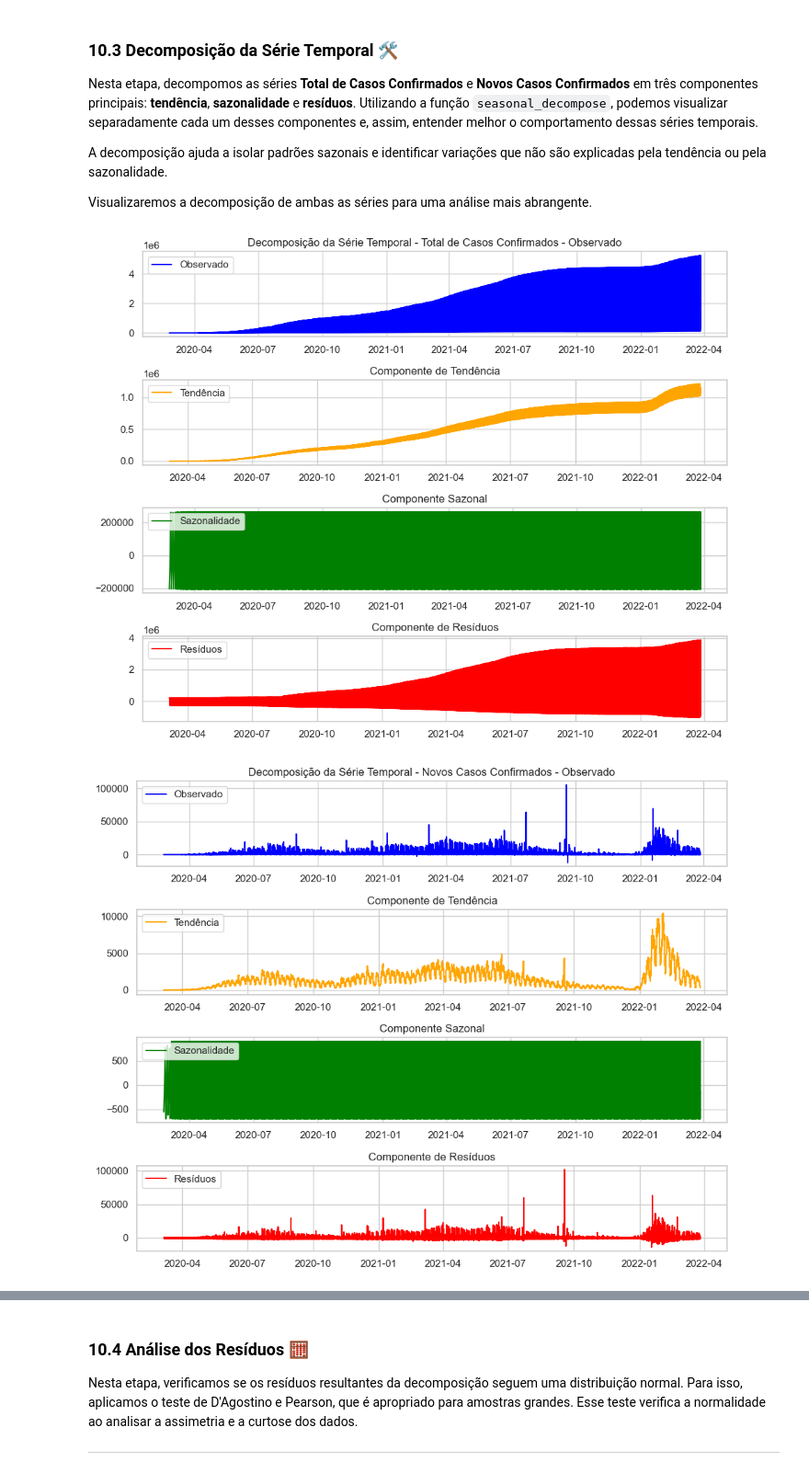
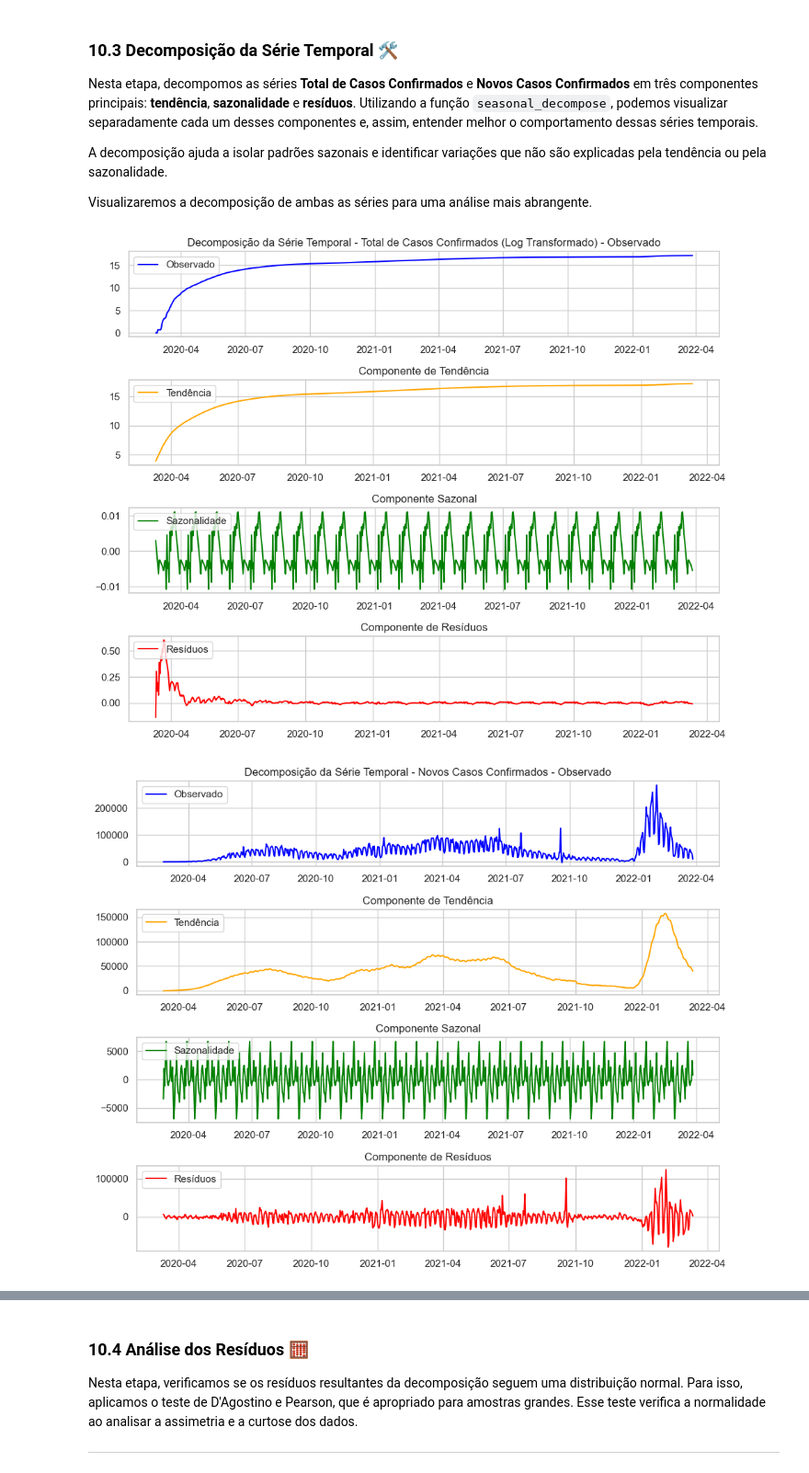
Before and after one commit to tnleite/covid19-brasil-statistics, a Jupyter notebook: 02-Analise/projeto_estatistica.ipynb, the cells around one changed output, grey strips where cells are left out. Shown at 92% size. Saved outputs shown, nothing was run; the diff lists cells and outputs as text; code cells hidden in the pictures.

```diff
--- a/02-Analise/projeto_estatistica.ipynb
+++ b/02-Analise/projeto_estatistica.ipynb
@@ -934,3 +934,9 @@ A análise de séries temporais é essencial para entender o comportamento de da
 Nesta subseção, vamos mostrar graficamente o comportamento geral da série temporal para as variáveis **Total de Casos Confirmados** e **Novos Casos Confirmados** ao longo do tempo. Aqui, destacaremos os valores extremos (máximos e mínimos) e discutiremos sobre possíveis outliers que podem influenciar a análise.
 
 ---
+# %%
+# Selecionando apenas as colunas relevantes antes de agrupar
+df_agrupado = df.groupby('data')[['total_casos_confirmados', 'novos_casos_confirmados']].sum()
+
+# Exibindo as primeiras linhas do DataFrame agregado
+df_agrupado.head()
@@ -1055,0 +1075,6 @@ A série Novos Casos Confirmados é estacionária com 95% de confiança.
+# %%
+# Aplicando a transformação logarítmica para suavizar a série
+df_agrupado['log_total_casos_confirmados'] = np.log(df_agrupado['total_casos_confirmados'].replace(0, np.nan))
+
+# Verificando a estacionariedade novamente na série log transformada
+verificar_estacionariedade(df_agrupado['log_total_casos_confirmados'].dropna(), 'Total de Casos Confirmados (Log Transformado)')
@@ -1062,47 +1113,47 @@ A decomposição ajuda a isolar padrões sazonais e identificar variações que
 
 Visualizaremos a decomposição de ambas as séries para uma análise mais abrangente.
 # %%
-# Certifique-se de que a coluna de data esteja definida como índice
-df.set_index('data', inplace=True)
+# Certifique-se de que a transformação logarítmica foi aplicada apenas à série de Total de Casos Confirmados
+df_agrupado['log_total_casos_confirmados'] = np.log(df_agrupado['total_casos_confirmados'])
 
 # Função para decompor e visualizar a série temporal
 def decompor_serie(serie, titulo):
     decomposicao = seasonal_decompose(serie, model='additive', period=30)
 
     # Plotando os componentes
     plt.figure(figsize=(10, 8))
 
     plt.subplot(411)
     plt.plot(decomposicao.observed, label='Observado', color='blue')
     plt.legend(loc='upper left')
     plt.title(f'Decomposição da Série Temporal - {titulo} - Observado')
 
     plt.subplot(412)
     plt.plot(decomposicao.trend, label='Tendência', color='orange')
     plt.legend(loc='upper left')
     plt.title('Componente de Tendência')
 
     plt.subplot(413)
     plt.plot(decomposicao.seasonal, label='Sazonalidade', color='green')
     plt.legend(loc='upper left')
     plt.title('Componente Sazonal')
 
     plt.subplot(414)
     plt.plot(decomposicao.resid, label='Resíduos', color='red')
     plt.legend(loc='upper left')
     plt.title('Componente de Resíduos')
 
     plt.tight_layout()
     plt.show()
 
-# Decomposição da série Total de Casos Confirmados
-decompor_serie(df['total_casos_confirmados'], 'Total de Casos Confirmados')
+# Decomposição da série Total de Casos Confirmados (Log Transformado)
+decompor_serie(df_agrupado['log_total_casos_confirmados'], 'Total de Casos Confirmados (Log Transformado)')
 
-# Decomposição da série Novos Casos Confirmados
-decompor_serie(df['novos_casos_confirmados'], 'Novos Casos Confirmados')
+# Decomposição da série Novos Casos Confirmados (sem transformação, pois já é estacionária)
+decompor_serie(df_agrupado['novos_casos_confirmados'], 'Novos Casos Confirmados')
 # %% [output]
-[figure, old version]
+[figure, new version]
-[figure, old version]
+[figure, new version]
 # %% [markdown]
 ### 💡 Observações sobre a Decomposição da Série Temporal:
 
```
Also changed, not shown: parts of 13 cells of this notebook.
